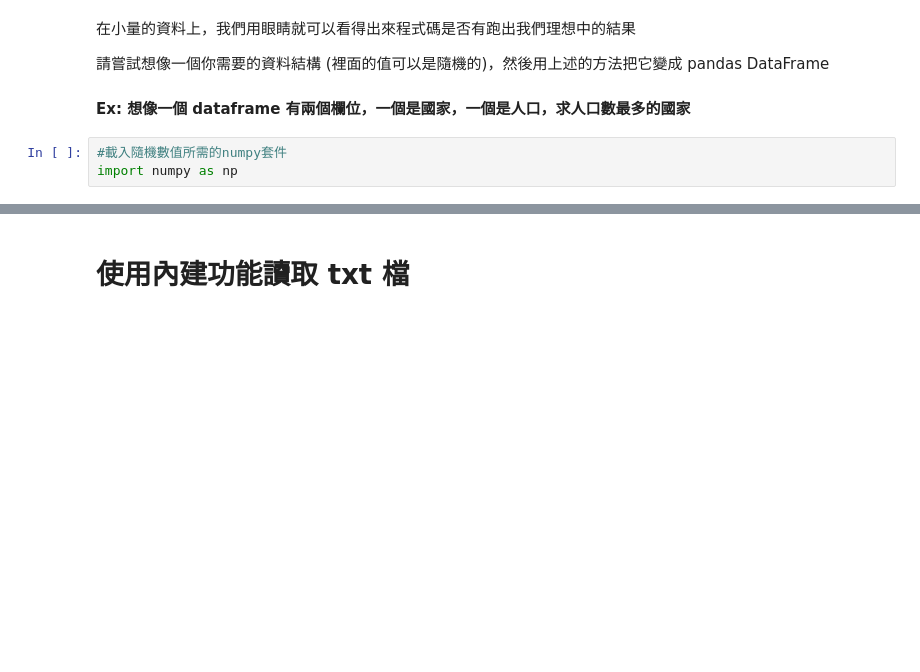
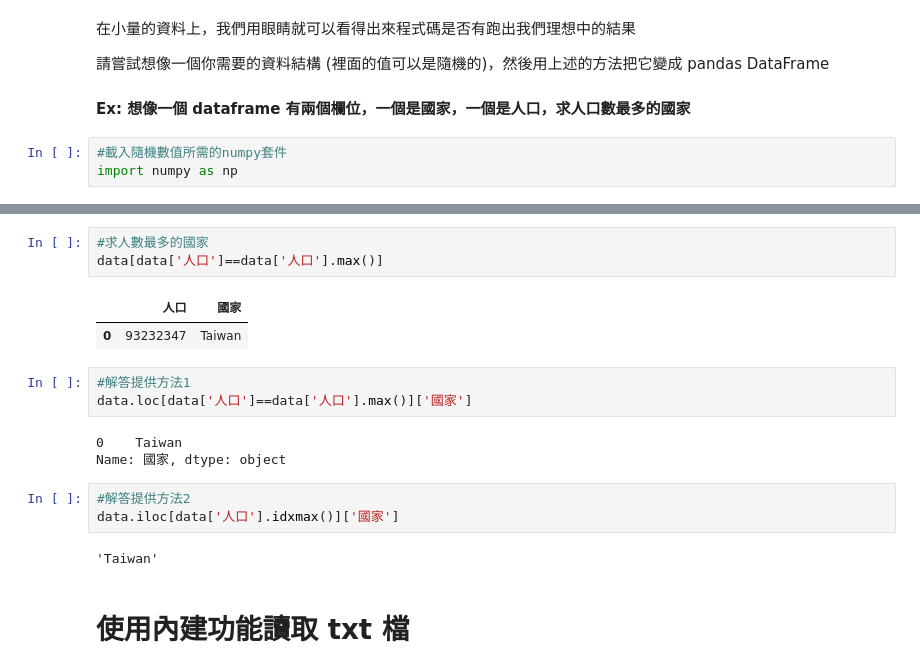
Before and after one commit to psop/2nd-ML100Days, a Jupyter notebook: homework/Day_003_HW.ipynb, the cells around one changed output, grey strips where cells are left out. Saved outputs shown, nothing was run; the diff lists cells and outputs as text; blank space fills up the shorter version.

```diff
--- a/homework/Day_003_HW.ipynb
+++ b/homework/Day_003_HW.ipynb
@@ -66,3 +69,20 @@ data
+# %%
+#求人數最多的國家
+data[data['人口']==data['人口'].max()]
+# %% [output]
+|  | 人口 | 國家 |
+| 0 | 93232347 | Taiwan |
+# %%
+#解答提供方法1
+data.loc[data['人口']==data['人口'].max()]['國家']
+# %% [output]
+0    Taiwan
+Name: 國家, dtype: object
+# %%
+#解答提供方法2
+data.iloc[data['人口'].idxmax()]['國家']
+# %% [output]
+'Taiwan'
 # %% [markdown]
 # 使用內建功能讀取 txt 檔
 # %%
```
Also changed, not shown: parts of 6 cells of this notebook.
